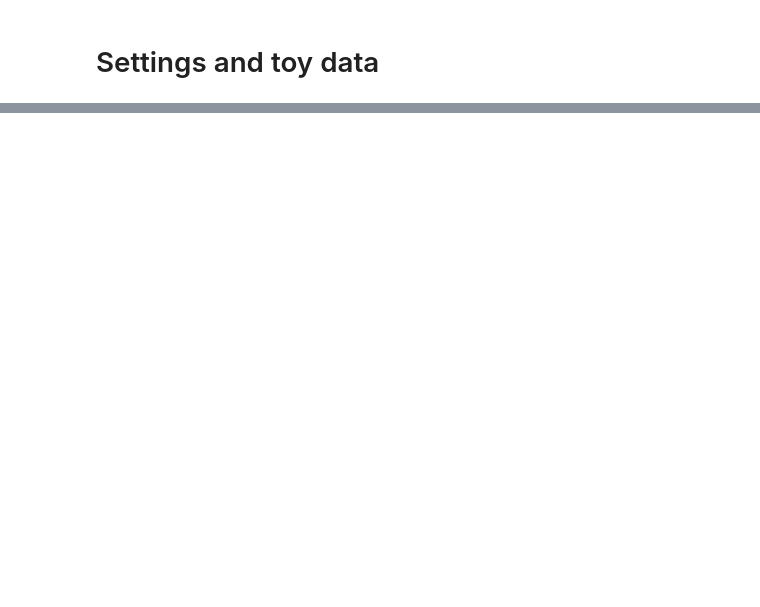
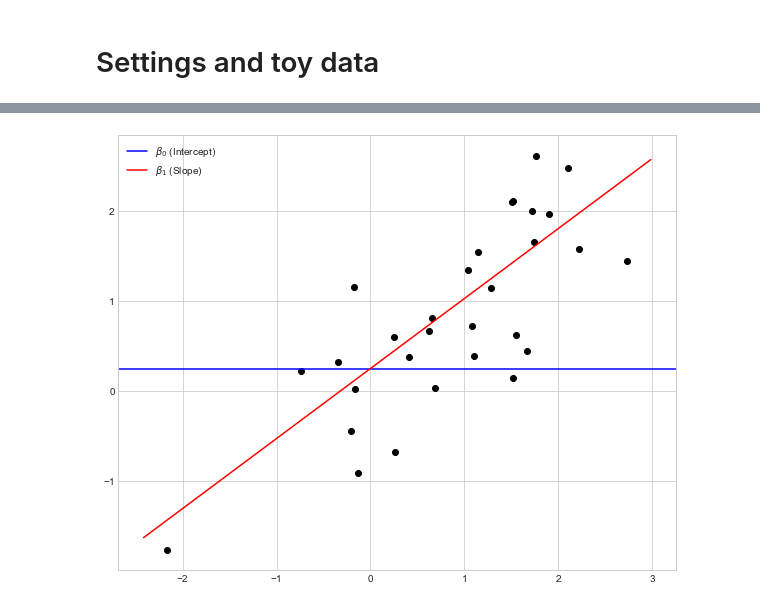
Before and after one commit to eigenfoo/tests-as-linear, a Jupyter notebook: tests-as-linear.ipynb, the cells around one changed output, grey strips where cells are left out. Drawn from its saved outputs; the diff is of its cells as text; code cells hidden in the pictures; blank space fills up the shorter version.

```diff
--- a/tests-as-linear.ipynb
+++ b/tests-as-linear.ipynb
@@ -12,0 +6,12 @@ Last updated: June 23, 2019
+# %%
+%matplotlib inline
+
+import datetime
+import numpy as np
+import pandas as pd
+import statsmodels.api as sm
+import statsmodels.formula.api as smf
+import matplotlib.pyplot as plt
+plt.style.use('seaborn-whitegrid')
+
+print("Last updated: {}".format(datetime.datetime.now().strftime("%B %d, %Y")))
@@ -62,3 +63,22 @@ $y = \beta_0 + \beta_1 x \qquad \mathcal{H}_0: \beta_1 = 0$
 ... which is a math-y way of writing the good old $y = ax + b$ (here ordered as $y = b + ax$). In R we are lazy and write `y ~ 1 + x` which R reads like `y = 1*number + x*othernumber` and the task of t-tests, lm, etc., is simply to find the numbers that best predict $y$.
 
 Either way you write it, it's an intercept ($\beta_0$) and a slope ($\beta_1$) yielding a straight line:
+# %%
+# Correlated data with fixed correlation
+correlated_data = pd.DataFrame()
+correlated_data["x"], correlated_data["y"] = \
+    np.random.multivariate_normal(mean=[0.9, 0.9],
+                                  cov=np.array([1, 0.8, 0.8, 1]).reshape(2, 2),
+                                  size=30).transpose()
+# %%
+res = smf.ols(formula="y ~ 1 + x", data=correlated_data).fit()
+intercept, slope = res.params
+# %%
+fig, ax = plt.subplots(figsize=[10, 8])
+ax.scatter(correlated_data["y"], correlated_data["x"], color="k")
+ax.axhline(intercept, color="b", label=r"$\beta_0$ (Intercept)")
+ax.plot(ax.get_xlim(), [slope*x + intercept for x in ax.get_xlim()],
+        color="r", label=r"$\beta_1$ (Slope)")
+ax.legend();
+# %% [output]
+[figure, added]
```
Also changed, not shown: parts of 26 cells of this notebook, 3 other files.
